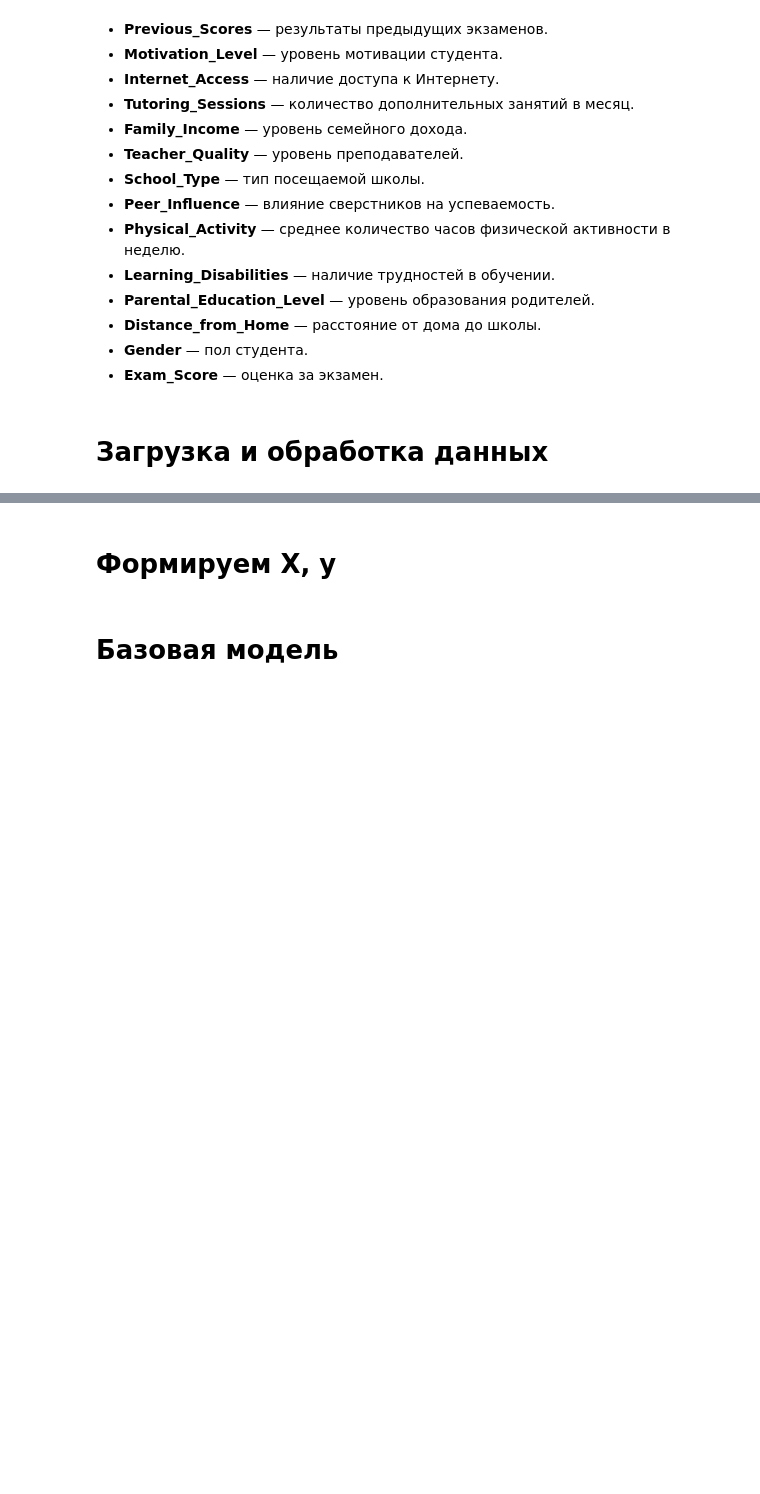
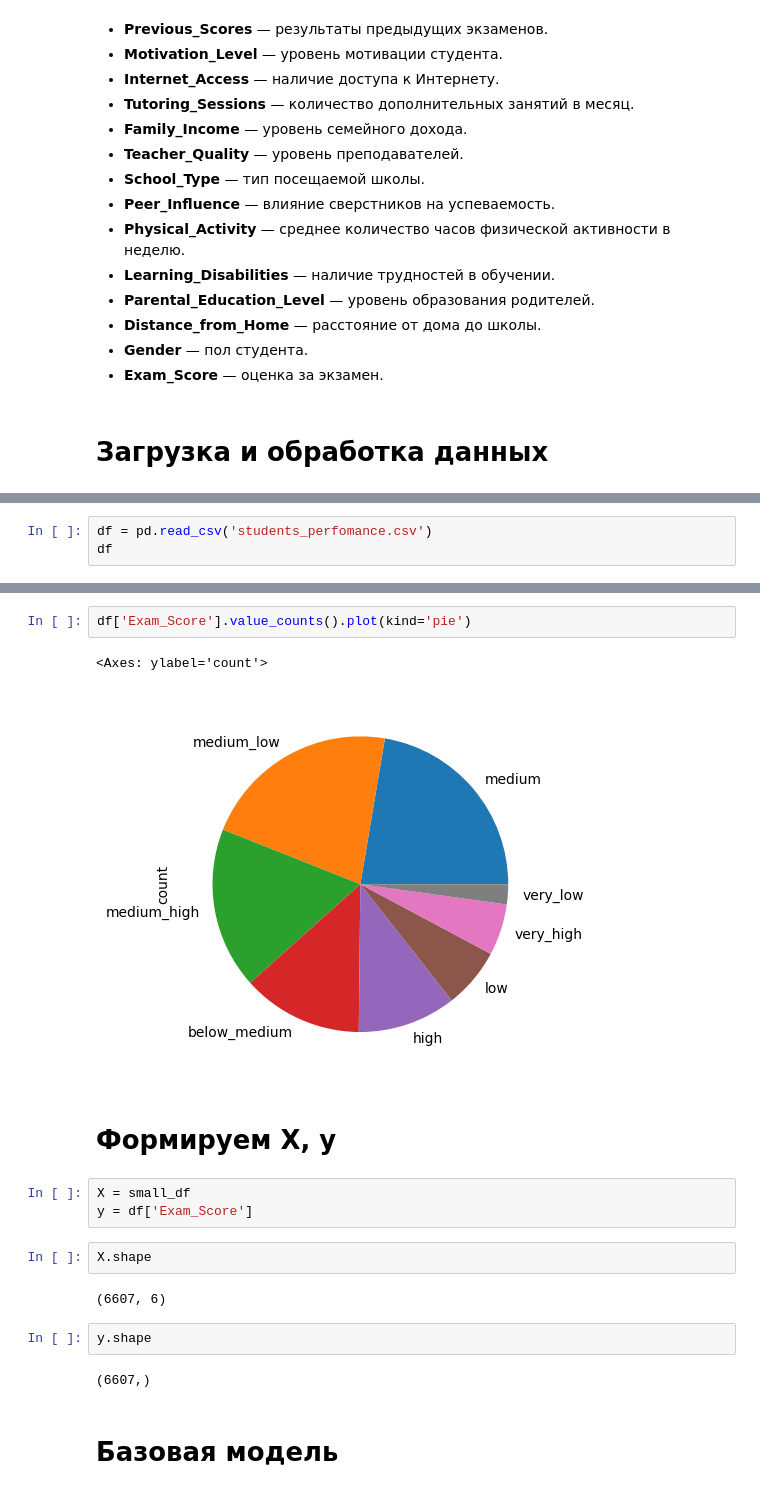
Before and after one commit to potopinc/colab, a Jupyter notebook: ML_11.ipynb, the cells around one changed output, grey strips where cells are left out. Cells and saved outputs as stored; diff of their text form; blank space fills up the shorter version.

```diff
--- a/ML_11.ipynb
+++ b/ML_11.ipynb
@@ -44,0 +42,3 @@ small_df = pass
+# %%
+df = pd.read_csv('students_perfomance.csv')
+df
@@ -45,4 +142,20 @@ small_df = pass
+# %%
+df['Exam_Score'].value_counts().plot(kind='pie')
+# %% [output]
+<Axes: ylabel='count'>
+[figure, added]
 # %% [markdown]
 # Формируем X, y
+# %%
+X = small_df
+y = df['Exam_Score']
+# %%
+X.shape
+# %% [output]
+(6607, 6)
+# %%
+y.shape
+# %% [output]
+(6607,)
 # %% [markdown]
 # Базовая модель
```
Also changed, not shown: parts of 41 cells of this notebook.
